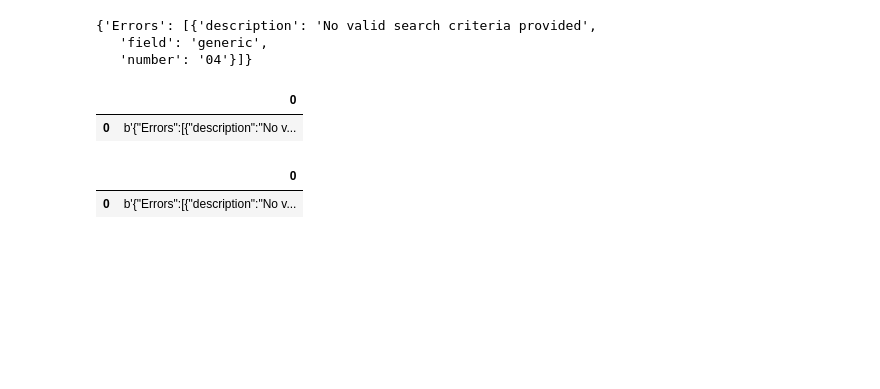
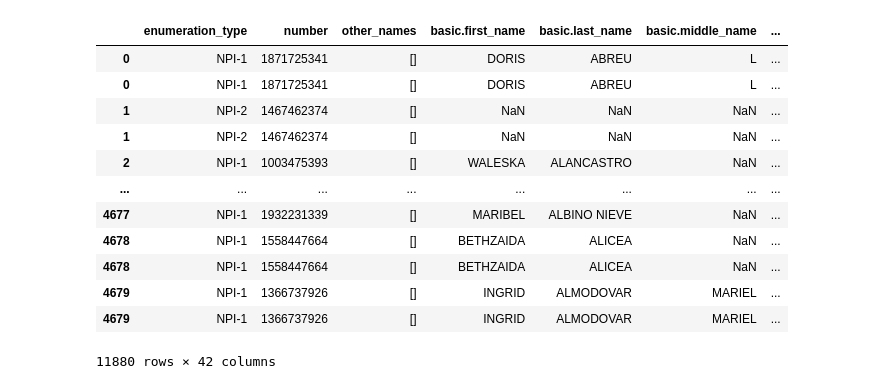
Before and after one commit to verushka333/provider_project, a Jupyter notebook: NPPES API.ipynb, the cells around one changed output. Cells and saved outputs as stored; diff of their text form; code cells hidden in the pictures; blank space fills up the shorter version.

```diff
--- a/NPPES API.ipynb
+++ b/NPPES API.ipynb
@@ -15,3 +16,8 @@ Requirement already satisfied: soupsieve>1.2 in c:\users\verus\anaconda3\lib\sit
 # %%
 state = 'PR'
-country = 'US'
+cities = ['Adjuntas', 'Aguada', 'Aguadilla', 'Aguas Buenas', 'Aibonito', 'Arecibo','Arroyo','Anasco','Barceloneta', 'Barranquitas',
+          'Bayamon','Cabo Rojo','Caguas', 'Camuy', 'Canovanas','Carolina','Catano','Cayey','Ceiba','Ciales','Cidra','Coamo','Comerio','Corozal',
+          'Culebra','Dorado','Fajardo','Florida','Guayama','Guayanilla','Guaynabo','Gurabo','Guanica','Hatillo','Hormigueros','Humacao','Isabela','Jayuya','Juana Diaz','Juncos',
+          'Lajas','Lares','Las Marias','Las Piedras','Loiza','Luquillo','Manati','Maricao','Maunabo','Mayaguez','Moca','Morovis','Naguabo','Naranjito','Orocovis','Patillas',
+          'Penuelas','Ponce','Quebradillas','Rincon','Rio Grande','Sabana Grande','Salinas','San German','San Juan','San Lorenzo','San Sebastian','Santa Isabel','Toa Alta','Toa Baja',
+          'Trujillo Alto','Utuado','Vega Alta','Vega Baja','Vieques','Villalba','Yabucoa','Yauco']
@@ -90,24 +96,18 @@ Karyna
+# %%
+# Explode the 'taxonomies' column into multiple rows
+exploded_taxonomy = nppes_pr.explode('taxonomies')
+
+# Flatten the dictionaries in the 'addresses' column into separate columns
+taxonomies_df = exploded_taxonomy['taxonomies'].apply(pd.Series)
+
+# Concatenate the original DataFrame with the new 'addresses' DataFrame
+nppes_pr_final = pd.concat([exploded_taxonomy.drop('taxonomies', axis=1), taxonomies_df], axis=1)
 # %%
-# Define the state, country, and additional search criteria
-state = 'PR'  # Use the 2-letter postal abbreviation for states
-country = 'US'  # Use the 2-letter country code
-postal_code = '00*'  # Use a wildcard to match any postal code starting with '00'
+# Explode the 'addresses' column into multiple rows
+exploded_address = nppes_pr_final.explode('addresses')
 
-# Add the search criteria to the URL
-url = 'https://npiregistry.cms.hhs.gov/api/?number=&enumeration_type=&taxonomy_description=&name_purpose=&first_name=&use_first_name_alias=&last_name=&organization_name=&address_purpose=&city=&state=PR&postal_code=00*&country_code=US&limit=&skip=&pretty=&version=2.1'
+# Flatten the dictionaries in the 'addresses' column into separate columns
+addresses_df = exploded_address['addresses'].apply(pd.Series)
 
-# Send a request to the API
-response = requests.get(url)
-
-# Check if the request was successful
-if response.status_code == 200:
-    # Parse the response
-    data = response.json()
-
-    # Convert the data to a DataFrame
-    df = pd.DataFrame(data['results'])
-
-    # Print the DataFrame
-    print(df)
-else:
-    print(f'Request failed with status code {response.status_code}')
+# Concatenate the original DataFrame with the new 'addresses' DataFrame
+nppes_pr_final = pd.concat([exploded_address.drop('addresses', axis=1), addresses_df], axis=1)
@@ -151,18 +123,16 @@ info = nppes.json()
-# %%
-info
-# %% [output]
-{'Errors': [{'description': 'No valid search criteria provided',
-   'field': 'generic',
-   'number': '04'}]}
-# %%
-import pandas as pd
-df = pd.DataFrame(nppes)
-df
-# %% [output]
-|  | 0 |
-| 0 | b'{"Errors":[{"description":"No v... |
-# %%
-df.head()
-# %% [output]
-|  | 0 |
-| 0 | b'{"Errors":[{"description":"No v... |
+# %%
+nppes_pr_final
+# %% [output]
+|  | enumeration_type | number | other_names | basic.first_name | basic.last_name | basic.middle_name | ... |
+| 0 | NPI-1 | 1871725341 | [] | DORIS | ABREU | L | ... |
+| 0 | NPI-1 | 1871725341 | [] | DORIS | ABREU | L | ... |
+| 1 | NPI-2 | 1467462374 | [] | NaN | NaN | NaN | ... |
+| 1 | NPI-2 | 1467462374 | [] | NaN | NaN | NaN | ... |
+| 2 | NPI-1 | 1003475393 | [] | WALESKA | ALANCASTRO | NaN | ... |
+| ... | ... | ... | ... | ... | ... | ... | ... |
+| 4677 | NPI-1 | 1932231339 | [] | MARIBEL | ALBINO NIEVE | NaN | ... |
+| 4678 | NPI-1 | 1558447664 | [] | BETHZAIDA | ALICEA | NaN | ... |
+| 4678 | NPI-1 | 1558447664 | [] | BETHZAIDA | ALICEA | NaN | ... |
+| 4679 | NPI-1 | 1366737926 | [] | INGRID | ALMODOVAR | MARIEL | ... |
+| 4679 | NPI-1 | 1366737926 | [] | INGRID | ALMODOVAR | MARIEL | ... |
+11880 rows × 42 columns
```
Also changed, not shown: parts of 31 cells of this notebook, 7 other files.
